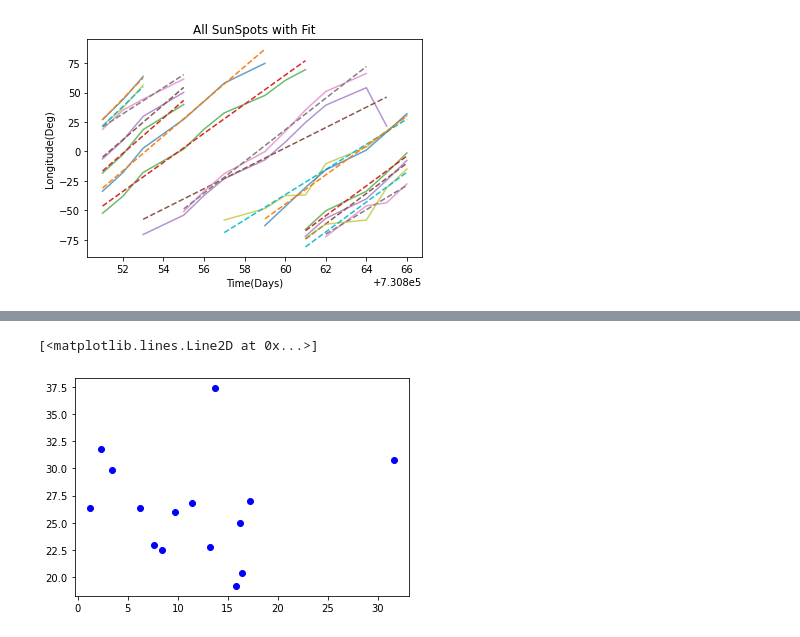
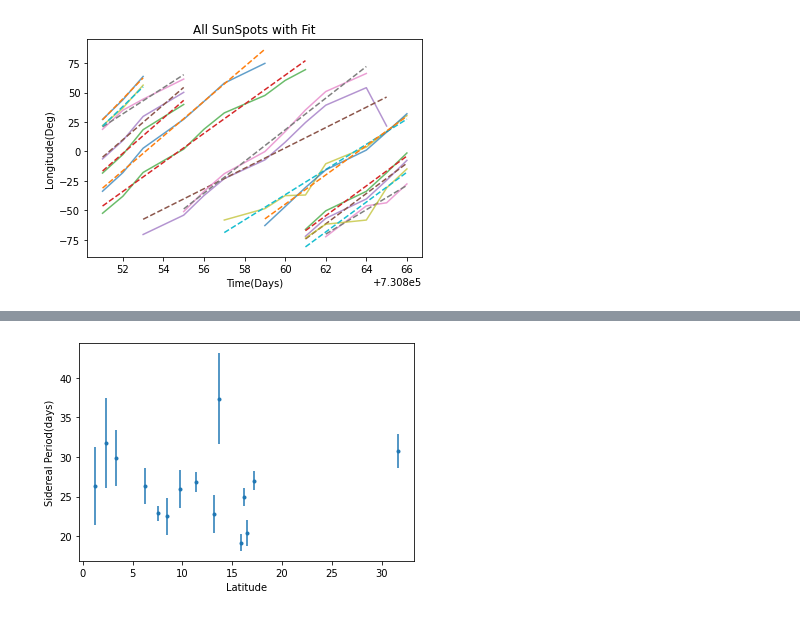
Before and after one commit to StephenJohnson-CardiffUni/Astro, a Jupyter notebook: SunSpot.ipynb, the cells around one changed output, grey strips where cells are left out. Saved outputs shown, nothing was run; the diff lists cells and outputs as text; code cells hidden in the pictures.

Commit message:
Plotting for rotational speeds

```diff
--- a/SunSpot.ipynb
+++ b/SunSpot.ipynb
@@ -465,18 +465,19 @@ for i in range(15):
 # %%
 #plot latitude vs sidereal
 siderealNorm = [[] for x in range(15)]
 siderealUn = [[] for x in range(15)]
 
 latNorm = [[] for x in range(15)]
 latUn = [[] for x in range(15)]
 
 for i in range(15):
   siderealNorm[i] = sidereal[i].n
   siderealUn[i] = sidereal[i].s
   latNorm[i] = meanLats[i].n
   latUn[i] = meanLats[i].s
 
-plt.plot(latNorm,siderealNorm,'bo') #expand with errors    plt.errorbar?
+plt.errorbar(latNorm,siderealNorm,siderealUn,latUn,'.');
+plt.xlabel("Latitude");
+plt.ylabel("Sidereal Period(days)");
 # %% [output]
-[<matplotlib.lines.Line2D at 0x...>]
-[figure, old version]
+[figure, new version]
```
Also changed, not shown: parts of 3 cells of this notebook.
